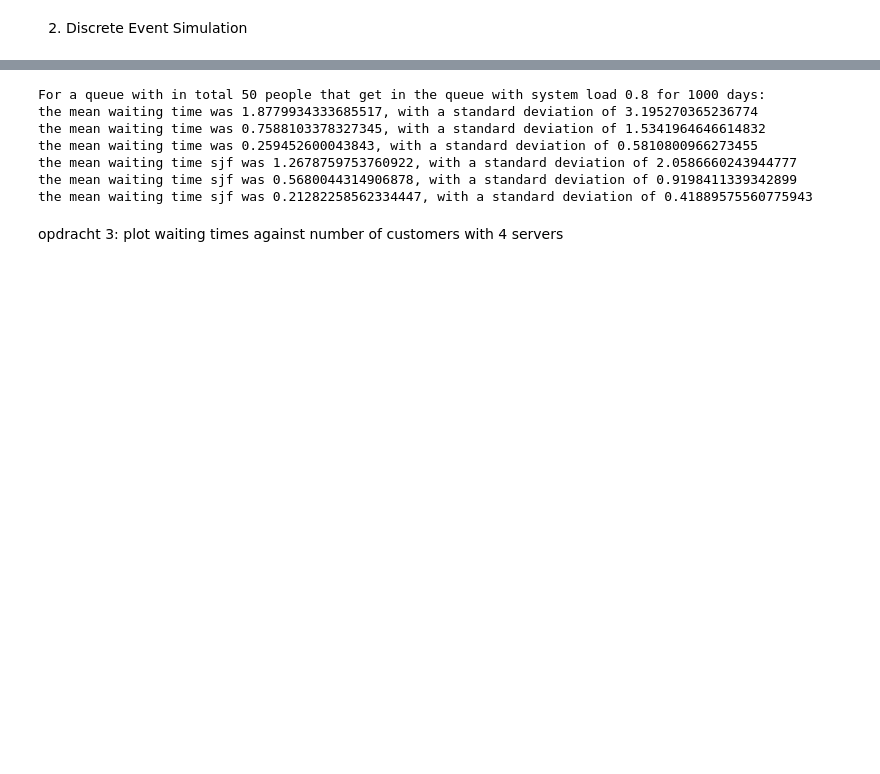
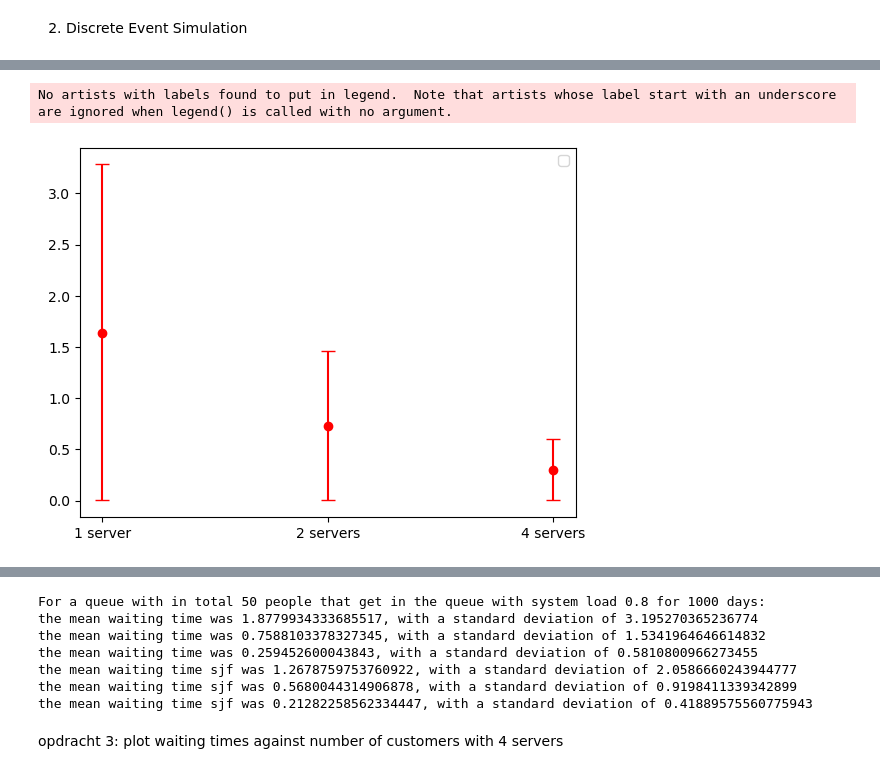
Before and after one commit to LoesBijman/stochastic_2, a Jupyter notebook: assignment_2.ipynb, the cells around one changed output, grey strips where cells are left out. Cells and saved outputs as stored; diff of their text form; code cells hidden in the pictures; blank space fills up the shorter version.

```diff
--- a/assignment_2.ipynb
+++ b/assignment_2.ipynb
@@ -164 +200,25 @@ plt.show()
+# %%
+def plot_conf_95(waiting_times):
+    mean = np.mean(waiting_times)
+
+    confidence_interval =st.t.interval(confidence=0.95, df=len(waiting_times)-1, loc=mean, scale=st.sem(waiting_times))
+    yerr = np.array([[confidence_interval[0], confidence_interval[1]]])
+    return mean, yerr
+
+m1, yerr1 = plot_conf_95(wait_total_n1)
+m2, yerr2 = plot_conf_95(wait_total_n2)
+m4, yerr4 = plot_conf_95(wait_total_n4)
+
+plt.errorbar(x=1, y=m1, yerr=yerr1.T, fmt='o', capsize=5, color = 'red')
+
+plt.errorbar(x=2, y=m2, yerr=yerr2.T, fmt='o', capsize=5,color = 'red')
+
+plt.errorbar(x=3, y=m4, yerr=yerr4.T, fmt='o', capsize=5,color = 'red')
+
+plt.xticks([1, 2, 3], ['1 server', '2 servers', '4 servers'])
+plt.legend()
+plt.show()
+# %% [output]
+No artists with labels found to put in legend.  Note that artists whose label start with an underscore are ignored when legend() is called with no argument.
+[figure, added]
 # %%
```
Also changed, not shown: parts of 6 cells of this notebook.
